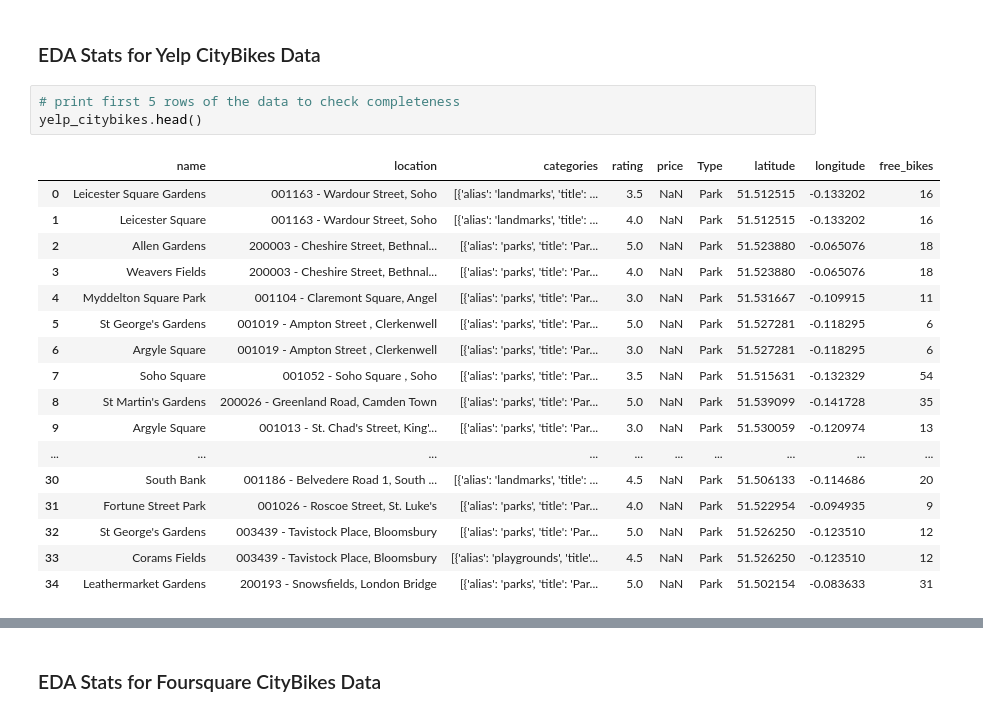
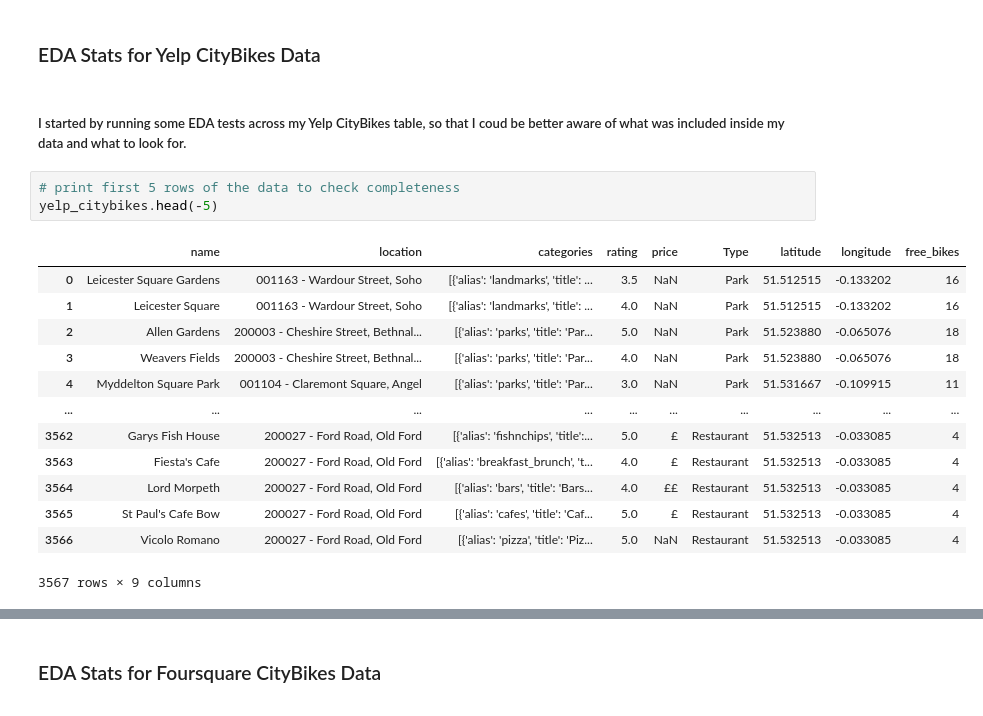
Before and after one commit to Brittanysacha/Statistical-Modelling-of-CityBike-Locations-and-Points-of-Interest-in-London, a Jupyter notebook: notebooks/joining_data.ipynb, the cells around one changed output, grey strips where cells are left out. Cells and saved outputs as stored; diff of their text form.

```diff
--- a/notebooks/joining_data.ipynb
+++ b/notebooks/joining_data.ipynb
@@ -90,24 +76,22 @@ foursquare_citybikes = pd.read_csv('/Users/brittanyharding/LHL-Projects/Statisti
 ## Provide a visualization that you used as part of your EDA process. Explain the initial pattern or relationship you discoved through this visualization.
 # %% [markdown]
 ### EDA Stats for Yelp CityBikes Data
+# %% [markdown]
+##### I started by running some EDA tests across my Yelp CityBikes table, so that I coud be better aware of what was included inside my data and what to look for.
 # %%
 # print first 5 rows of the data to check completeness
-yelp_citybikes.head()
+yelp_citybikes.head(-5)
 # %% [output]
 |  | name | location | categories | rating | price | Type | latitude | longitude | free_bikes |
 | 0 | Leicester Square Gardens | 001163 - Wardour Street, Soho | [{'alias': 'landmarks', 'title': ... | 3.5 | NaN | Park | 51.512515 | -0.133202 | 16 |
 | 1 | Leicester Square | 001163 - Wardour Street, Soho | [{'alias': 'landmarks', 'title': ... | 4.0 | NaN | Park | 51.512515 | -0.133202 | 16 |
 | 2 | Allen Gardens | 200003 - Cheshire Street, Bethnal... | [{'alias': 'parks', 'title': 'Par... | 5.0 | NaN | Park | 51.523880 | -0.065076 | 18 |
 | 3 | Weavers Fields | 200003 - Cheshire Street, Bethnal... | [{'alias': 'parks', 'title': 'Par... | 4.0 | NaN | Park | 51.523880 | -0.065076 | 18 |
 | 4 | Myddelton Square Park | 001104 - Claremont Square, Angel | [{'alias': 'parks', 'title': 'Par... | 3.0 | NaN | Park | 51.531667 | -0.109915 | 11 |
-| 5 | St George's Gardens | 001019 - Ampton Street , Clerkenwell | [{'alias': 'parks', 'title': 'Par... | 5.0 | NaN | Park | 51.527281 | -0.118295 | 6 |
-| 6 | Argyle Square | 001019 - Ampton Street , Clerkenwell | [{'alias': 'parks', 'title': 'Par... | 3.0 | NaN | Park | 51.527281 | -0.118295 | 6 |
-| 7 | Soho Square | 001052 - Soho Square , Soho | [{'alias': 'parks', 'title': 'Par... | 3.5 | NaN | Park | 51.515631 | -0.132329 | 54 |
-| 8 | St Martin's Gardens | 200026 - Greenland Road, Camden Town | [{'alias': 'parks', 'title': 'Par... | 5.0 | NaN | Park | 51.539099 | -0.141728 | 35 |
-| 9 | Argyle Square | 001013 - St. Chad's Street, King'... | [{'alias': 'parks', 'title': 'Par... | 3.0 | NaN | Park | 51.530059 | -0.120974 | 13 |
 | ... | ... | ... | ... | ... | ... | ... | ... | ... | ... |
-| 30 | South Bank | 001186 - Belvedere Road 1, South ... | [{'alias': 'landmarks', 'title': ... | 4.5 | NaN | Park | 51.506133 | -0.114686 | 20 |
-| 31 | Fortune Street Park | 001026 - Roscoe Street, St. Luke's | [{'alias': 'parks', 'title': 'Par... | 4.0 | NaN | Park | 51.522954 | -0.094935 | 9 |
-| 32 | St George's Gardens | 003439 - Tavistock Place, Bloomsbury | [{'alias': 'parks', 'title': 'Par... | 5.0 | NaN | Park | 51.526250 | -0.123510 | 12 |
-| 33 | Corams Fields | 003439 - Tavistock Place, Bloomsbury | [{'alias': 'playgrounds', 'title'... | 4.5 | NaN | Park | 51.526250 | -0.123510 | 12 |
-| 34 | Leathermarket Gardens | 200193 - Snowsfields, London Bridge | [{'alias': 'parks', 'title': 'Par... | 5.0 | NaN | Park | 51.502154 | -0.083633 | 31 |
+| 3562 | Garys Fish House | 200027 - Ford Road, Old Ford | [{'alias': 'fishnchips', 'title':... | 5.0 | £ | Restaurant | 51.532513 | -0.033085 | 4 |
+| 3563 | Fiesta's Cafe | 200027 - Ford Road, Old Ford | [{'alias': 'breakfast_brunch', 't... | 4.0 | £ | Restaurant | 51.532513 | -0.033085 | 4 |
+| 3564 | Lord Morpeth | 200027 - Ford Road, Old Ford | [{'alias': 'bars', 'title': 'Bars... | 4.0 | ££ | Restaurant | 51.532513 | -0.033085 | 4 |
+| 3565 | St Paul's Cafe Bow | 200027 - Ford Road, Old Ford | [{'alias': 'cafes', 'title': 'Caf... | 5.0 | £ | Restaurant | 51.532513 | -0.033085 | 4 |
+| 3566 | Vicolo Romano | 200027 - Ford Road, Old Ford | [{'alias': 'pizza', 'title': 'Piz... | 5.0 | NaN | Restaurant | 51.532513 | -0.033085 | 4 |
+3567 rows × 9 columns
```
Also changed, not shown: parts of 8 cells of this notebook, 3 other files.
